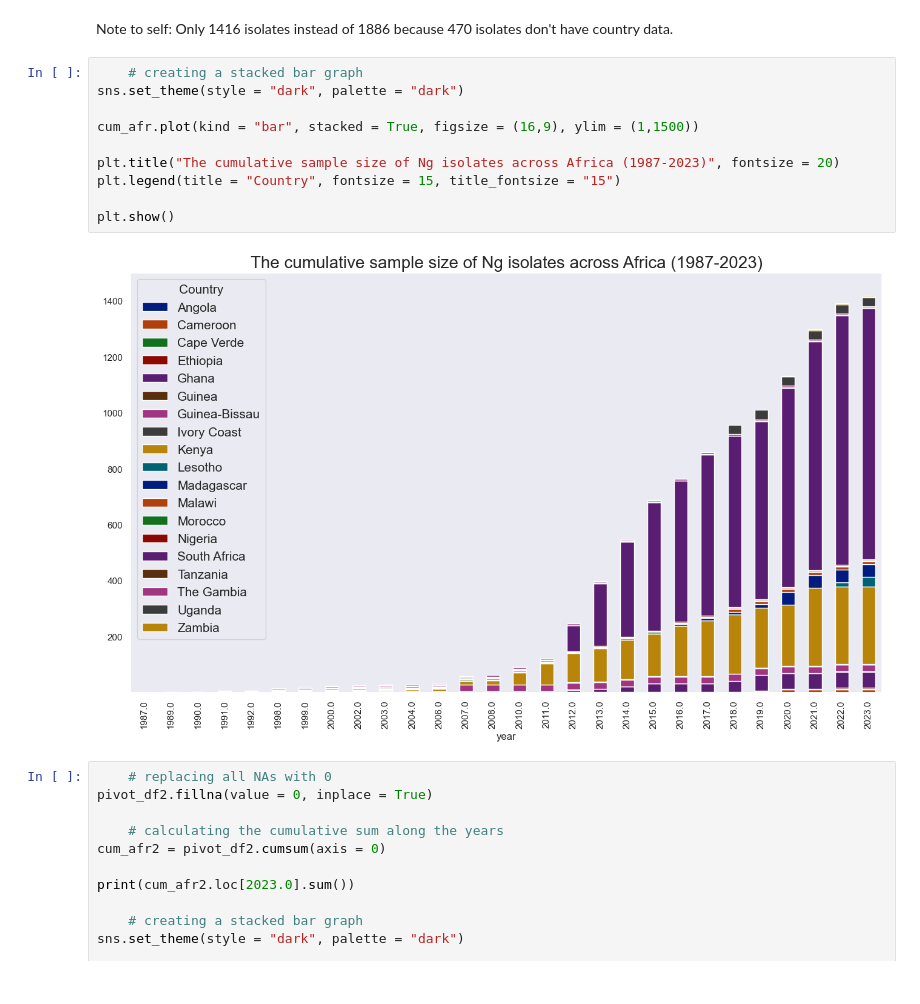
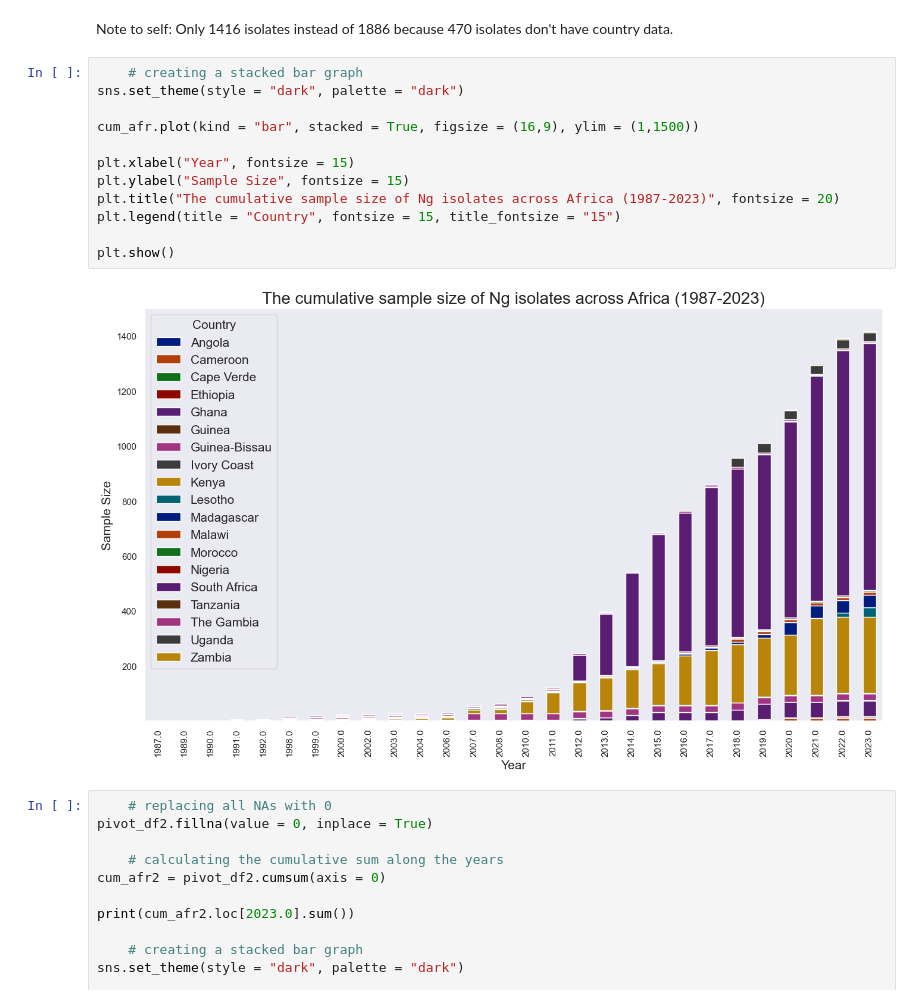
Before and after one commit to watchlotr/NGonorrhoeae_Y4, a Jupyter notebook: NG_Figures.ipynb, the cells around one changed output. Cells and saved outputs as stored; diff of their text form.

```diff
--- a/NG_Figures.ipynb
+++ b/NG_Figures.ipynb
@@ -134,15 +134,17 @@ Note to self: Only 1416 isolates instead of 1886 because 470 isolates don't have
 # %%
     # creating a stacked bar graph
 sns.set_theme(style = "dark", palette = "dark")
 
 cum_afr.plot(kind = "bar", stacked = True, figsize = (16,9), ylim = (1,1500))
 
+plt.xlabel("Year", fontsize = 15)
+plt.ylabel("Sample Size", fontsize = 15)
 plt.title("The cumulative sample size of Ng isolates across Africa (1987-2023)", fontsize = 20)
 plt.legend(title = "Country", fontsize = 15, title_fontsize = "15")
 
 plt.show()
 # %% [output]
-[figure, old version]
+[figure, new version]
 # %%
     # replacing all NAs with 0
 pivot_df2.fillna(value = 0, inplace = True)
```
Also changed, not shown: parts of 15 cells of this notebook, 1 other file.
